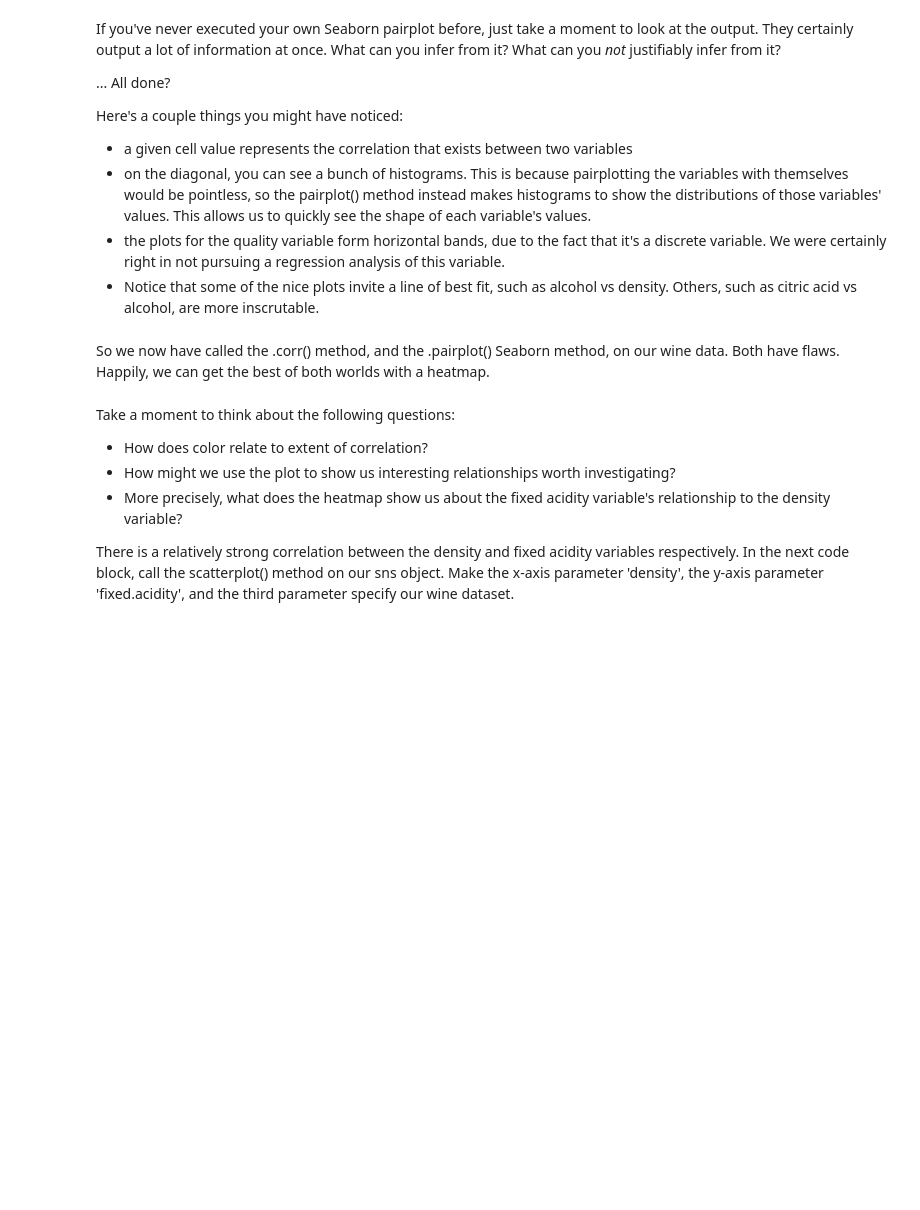
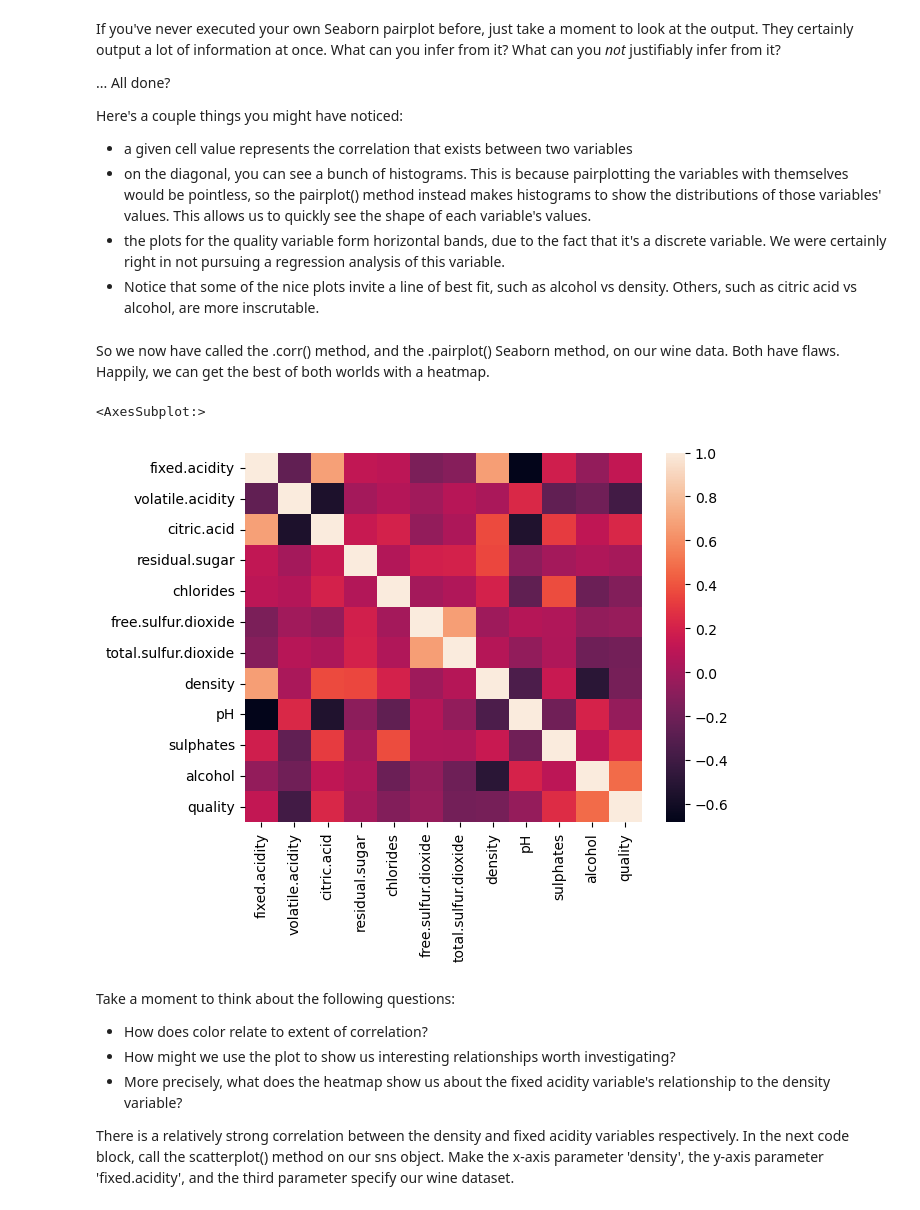
Before and after one commit to MarcJKolb/Linear-Regression-19.4.1-, a Jupyter notebook: Springboard Regression Case Study - the Red Wine Dataset - Tier 3.ipynb, the cells around one changed output. Cells and saved outputs as stored; diff of their text form; code cells hidden in the pictures; blank space fills up the shorter version.

```diff
--- a/Springboard Regression Case Study - the Red Wine Dataset - Tier 3.ipynb
+++ b/Springboard Regression Case Study - the Red Wine Dataset - Tier 3.ipynb
@@ -147,7 +235,10 @@ Here's a couple things you might have noticed:
 So we now have called the .corr() method, and the .pairplot() Seaborn method, on our wine data. Both have flaws. Happily, we can get the best of both worlds with a heatmap.
 # %%
 # Make a heatmap of the data
-_ _ _
+sns.heatmap(wine_data.corr())
+# %% [output]
+<AxesSubplot:>
+[figure, added]
 # %% [markdown]
 Take a moment to think about the following questions:
 - How does color relate to extent of correlation?
```
Also changed, not shown: parts of 36 cells of this notebook.
